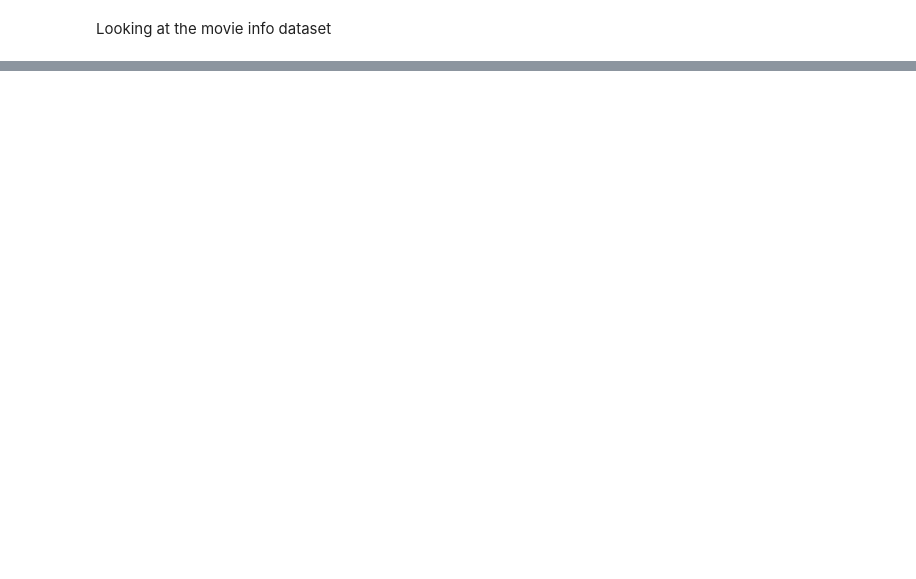
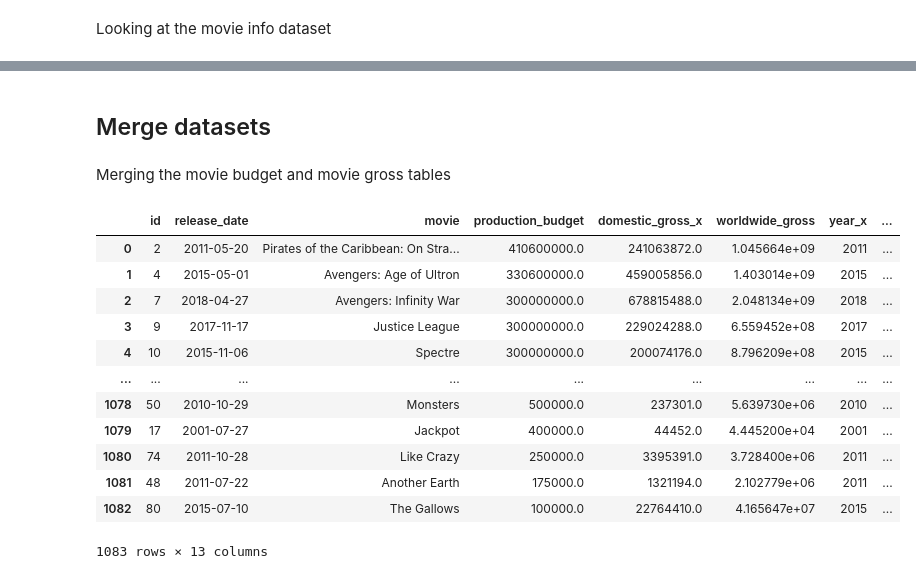
Before and after one commit to SirIan71/Movie-Data-Analysis, a Jupyter notebook: student.ipynb, the cells around one changed output, grey strips where cells are left out. Drawn from its saved outputs; the diff is of its cells as text; code cells hidden in the pictures; blank space fills up the shorter version.

Commit message:
merging datasets

```diff
--- a/student.ipynb
+++ b/student.ipynb
@@ -268,0 +360,3 @@ Looking at the movie info dataset
+# %%
+movie_gross = pd.read_csv('zippedData/bom.movie_gross.csv.gz')
+movie_gross
@@ -268,0 +377,3 @@ Looking at the movie info dataset
+# %%
+# drop null values
+movie_gross.dropna(inplace=True)
@@ -268,0 +395,4 @@ Looking at the movie info dataset
+# %%
+# rename column title to movie
+movie_gross.rename(columns={'title':'movie'}, inplace=True)
+movie_gross
@@ -268,0 +413,22 @@ Looking at the movie info dataset
+# %% [markdown]
+## Merge datasets
+# %% [markdown]
+Merging the movie budget and movie gross tables
+# %%
+budget_and_gross = movie_budget.merge(movie_gross, how = 'inner', on ='movie')
+# %%
+budget_and_gross
+# %% [output]
+|  | id | release_date | movie | production_budget | domestic_gross_x | worldwide_gross | year_x | ... |
+| 0 | 2 | 2011-05-20 | Pirates of the Caribbean: On Stra... | 410600000.0 | 241063872.0 | 1.045664e+09 | 2011 | ... |
+| 1 | 4 | 2015-05-01 | Avengers: Age of Ultron | 330600000.0 | 459005856.0 | 1.403014e+09 | 2015 | ... |
+| 2 | 7 | 2018-04-27 | Avengers: Infinity War | 300000000.0 | 678815488.0 | 2.048134e+09 | 2018 | ... |
+| 3 | 9 | 2017-11-17 | Justice League | 300000000.0 | 229024288.0 | 6.559452e+08 | 2017 | ... |
+| 4 | 10 | 2015-11-06 | Spectre | 300000000.0 | 200074176.0 | 8.796209e+08 | 2015 | ... |
+| ... | ... | ... | ... | ... | ... | ... | ... | ... |
+| 1078 | 50 | 2010-10-29 | Monsters | 500000.0 | 237301.0 | 5.639730e+06 | 2010 | ... |
+| 1079 | 17 | 2001-07-27 | Jackpot | 400000.0 | 44452.0 | 4.445200e+04 | 2001 | ... |
+| 1080 | 74 | 2011-10-28 | Like Crazy | 250000.0 | 3395391.0 | 3.728400e+06 | 2011 | ... |
+| 1081 | 48 | 2011-07-22 | Another Earth | 175000.0 | 1321194.0 | 2.102779e+06 | 2011 | ... |
+| 1082 | 80 | 2015-07-10 | The Gallows | 100000.0 | 22764410.0 | 4.165647e+07 | 2015 | ... |
+1083 rows × 13 columns
```
Also changed, not shown: parts of 10 cells of this notebook.
